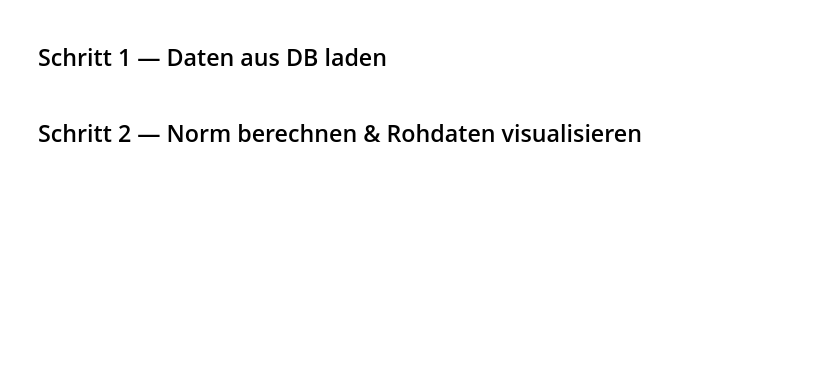
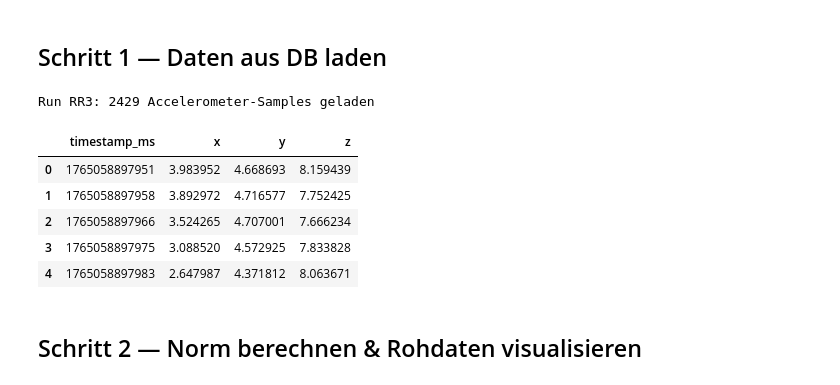
Before and after one commit to M4ngo404/embedded_intelligence, a Jupyter notebook: notebooks/step_detection.ipynb, the cells around one changed output. Cells and saved outputs as stored; diff of their text form; code cells hidden in the pictures; blank space fills up the shorter version.

```diff
--- a/notebooks/step_detection.ipynb
+++ b/notebooks/step_detection.ipynb
@@ -17,20 +19,28 @@ print('Imports OK ✓')
 ## Schritt 1 — Daten aus DB laden
 # %%
 DB_PATH = '../data/emi_nav.db'
-RUN_ID  = 'R1'  # ← R1, R2 oder R3
+RUN_ID  = 'RR3'  # ← R1, R2 oder R3
 
 conn = sqlite3.connect(DB_PATH)
 
 accel = pd.read_sql_query(f"""
     SELECT timestamp_ms, x, y, z
     FROM imu
     WHERE run_id = '{RUN_ID}' AND sensor = 'accel'
     ORDER BY timestamp_ms
 """, conn)
 
 conn.close()
 print(f'Run {RUN_ID}: {len(accel)} Accelerometer-Samples geladen')
 accel.head()
+# %% [output]
+Run RR3: 2429 Accelerometer-Samples geladen
+|  | timestamp_ms | x | y | z |
+| 0 | 1765058897951 | 3.983952 | 4.668693 | 8.159439 |
+| 1 | 1765058897958 | 3.892972 | 4.716577 | 7.752425 |
+| 2 | 1765058897966 | 3.524265 | 4.707001 | 7.666234 |
+| 3 | 1765058897975 | 3.088520 | 4.572925 | 7.833828 |
+| 4 | 1765058897983 | 2.647987 | 4.371812 | 8.063671 |
 # %% [markdown]
 ## Schritt 2 — Norm berechnen & Rohdaten visualisieren
 # %%
```
Also changed, not shown: parts of 9 cells of this notebook, 2 other files.
